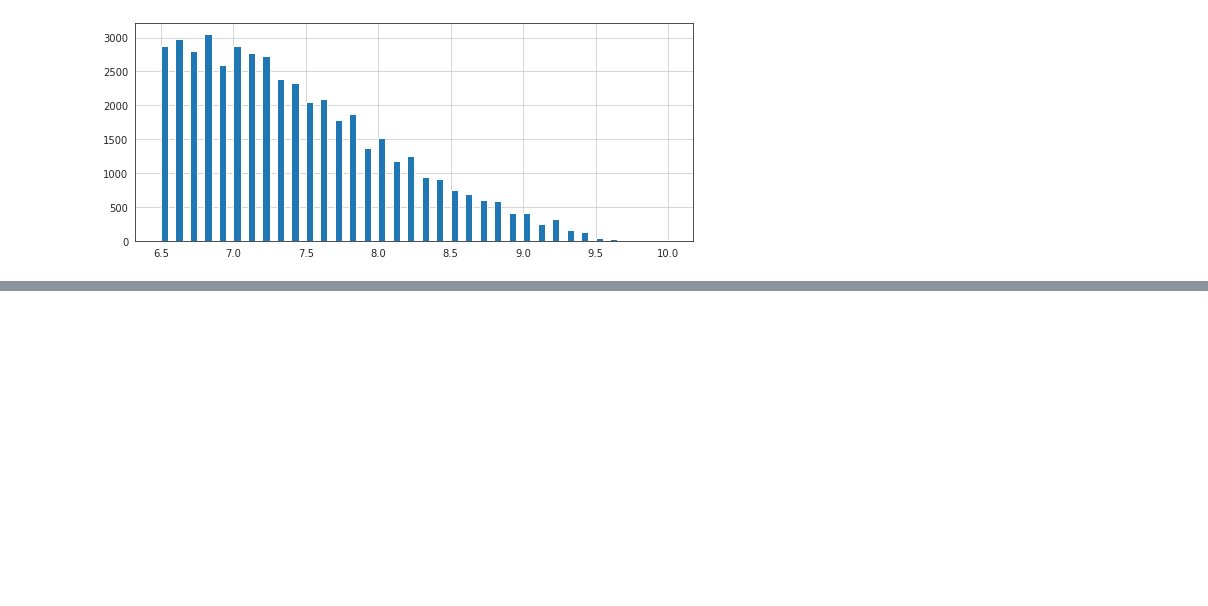
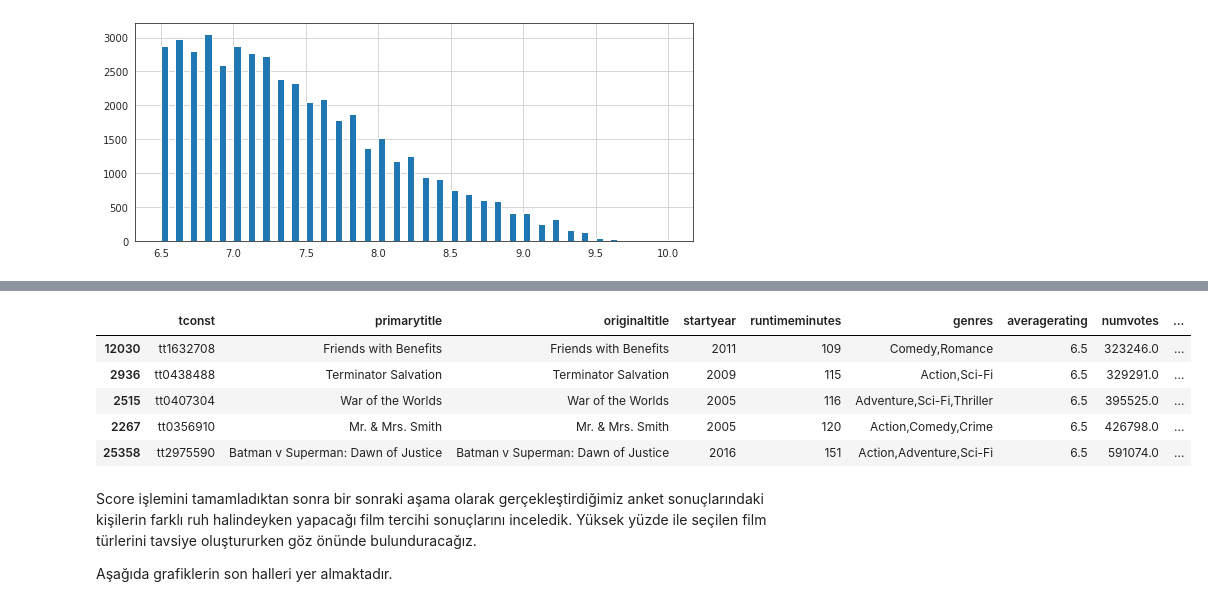
Before and after one commit to dsilan/MovieRecommendation, a Jupyter notebook: MovieRecommendation.ipynb, the cells around one changed output, grey strips where cells are left out. Cells and saved outputs as stored; diff of their text form; code cells hidden in the pictures; blank space fills up the shorter version.

```diff
--- a/MovieRecommendation.ipynb
+++ b/MovieRecommendation.ipynb
@@ -122,0 +119,14 @@ movies['averagerating'].hist(bins = 70)
+# %%
+q_movies.tail()
+# %% [output]
+|  | tconst | primarytitle | originaltitle | startyear | runtimeminutes | genres | averagerating | numvotes | ... |
+| 12030 | tt1632708 | Friends with Benefits | Friends with Benefits | 2011 | 109 | Comedy,Romance | 6.5 | 323246.0 | ... |
+| 2936 | tt0438488 | Terminator Salvation | Terminator Salvation | 2009 | 115 | Action,Sci-Fi | 6.5 | 329291.0 | ... |
+| 2515 | tt0407304 | War of the Worlds | War of the Worlds | 2005 | 116 | Adventure,Sci-Fi,Thriller | 6.5 | 395525.0 | ... |
+| 2267 | tt0356910 | Mr. & Mrs. Smith | Mr. & Mrs. Smith | 2005 | 120 | Action,Comedy,Crime | 6.5 | 426798.0 | ... |
+| 25358 | tt2975590 | Batman v Superman: Dawn of Justice | Batman v Superman: Dawn of Justice | 2016 | 151 | Action,Adventure,Sci-Fi | 6.5 | 591074.0 | ... |
+# %% [markdown]
+Score işlemini tamamladıktan sonra bir sonraki aşama olarak gerçekleştirdiğimiz anket sonuçlarındaki kişilerin farklı ruh halindeyken yapacağı film tercihi sonuçlarını inceledik.
+Yüksek yüzde ile seçilen film türlerini tavsiye oluştururken göz önünde bulunduracağız.
+
+Aşağıda grafiklerin son halleri yer almaktadır.
```
Also changed, not shown: parts of 25 cells of this notebook.
